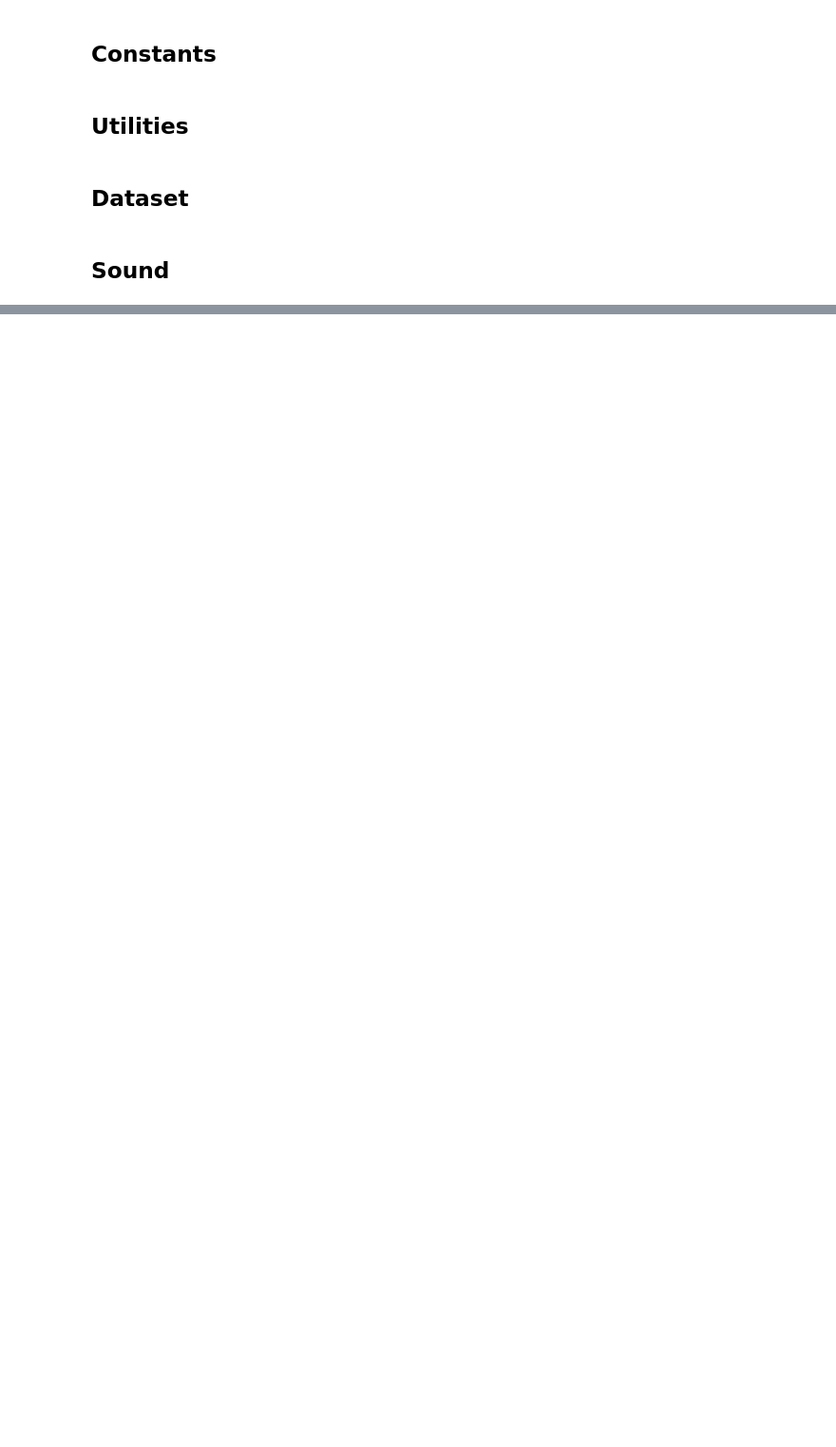
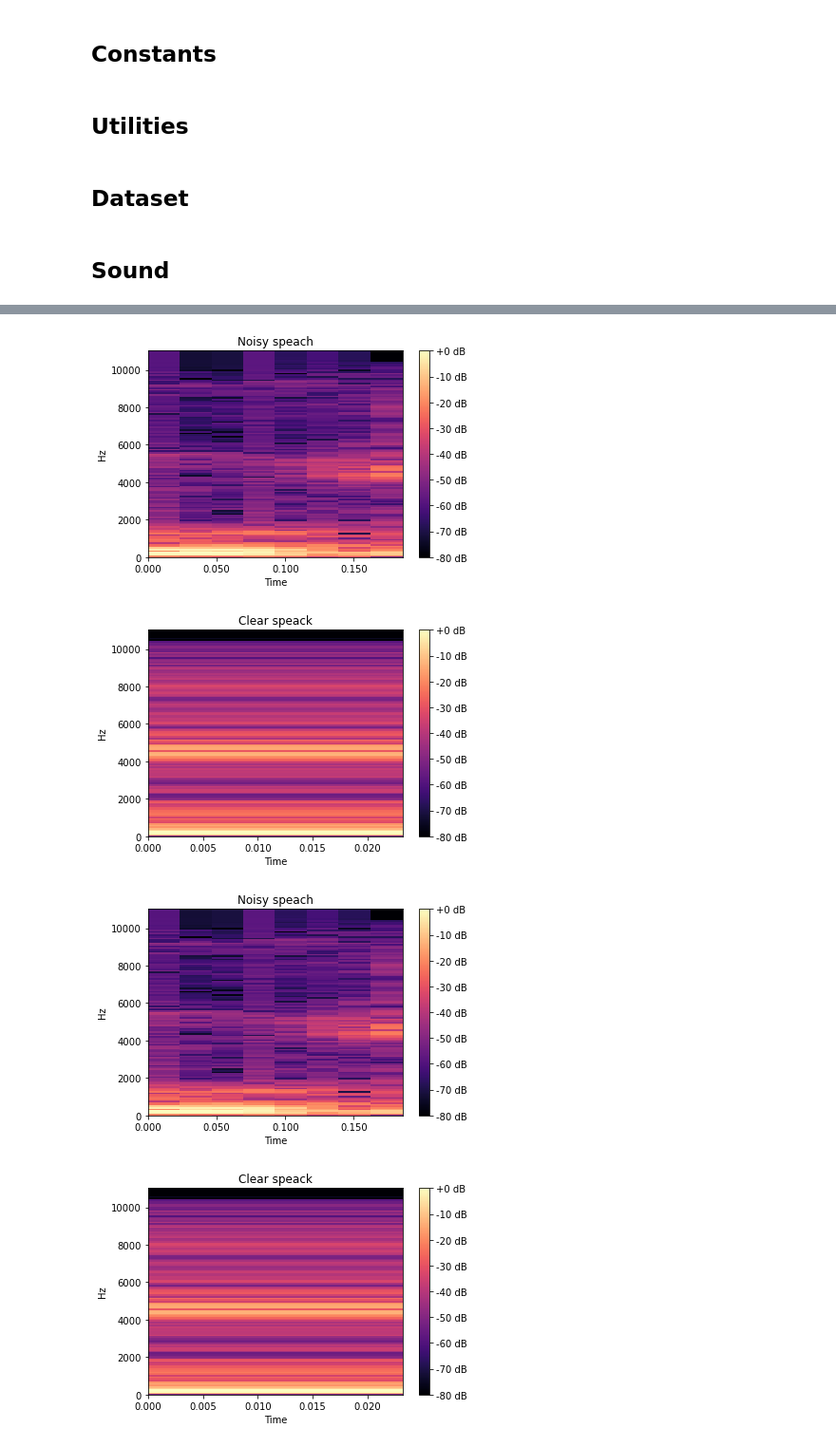
Before and after one commit to mdodovic/SoundEnhancementMLAlgorithm, a Jupyter notebook: DataPreparation.ipynb, the cells around one changed output, grey strips where cells are left out. Shown at 95% size. Cells and saved outputs as stored; diff of their text form; code cells hidden in the pictures; blank space fills up the shorter version.

Commit message:
added visualisation of chunks

```diff
--- a/DataPreparation.ipynb
+++ b/DataPreparation.ipynb
@@ -100,3 +97,6 @@ sample_speach_filenames = random.sample(all_speach_filenames, speach_sample_size
+# %%
+speach_sample_size = 50 # dataset has ~1e7 sounds, so we need smaller samplegg
+sample_speach_filenames = random.sample(all_speach_filenames, speach_sample_size)
 # %%
 speach_data_for_nn = []
 noised_data_for_nn = []
@@ -230,0 +212,23 @@ torch.Size([10, 129, 8]) torch.Size([10, 129, 1])
+# %%
+
+for xb,yb in train_loader:
+
+    for i in range(len(xb)):
+        noise_and_speach_stft_abs_db = librosa.amplitude_to_db(xb[1],ref=np.max)
+        fig, ax = plt.subplots()
+        img = librosa.display.specshow(noise_and_speach_stft_abs_db, y_axis='linear', x_axis='time', ax=ax)
+        ax.set_title('Noisy speach')
+        fig.colorbar(img, ax=ax, format="%+2.0f dB")
+
+        noise_and_speach_stft_abs_db = librosa.amplitude_to_db(yb[1],ref=np.max)
+        fig, ax = plt.subplots()
+        img = librosa.display.specshow(noise_and_speach_stft_abs_db, y_axis='linear', x_axis='time', ax=ax)
+        ax.set_title('Clear speack')
+        fig.colorbar(img, ax=ax, format="%+2.0f dB")
+
+    break
+# %% [output]
+[figure, added]
+[figure, added]
+[figure, added]
+[figure, added]
```
Also changed, not shown: parts of 17 cells of this notebook.
